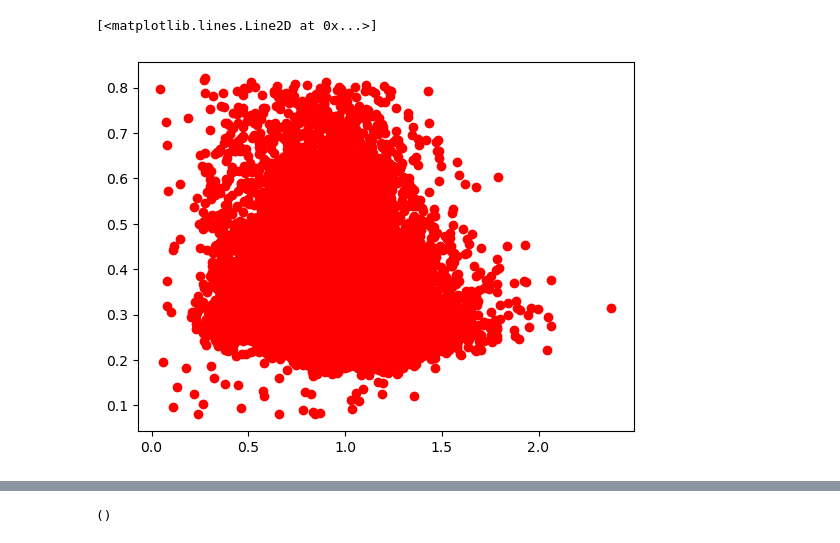
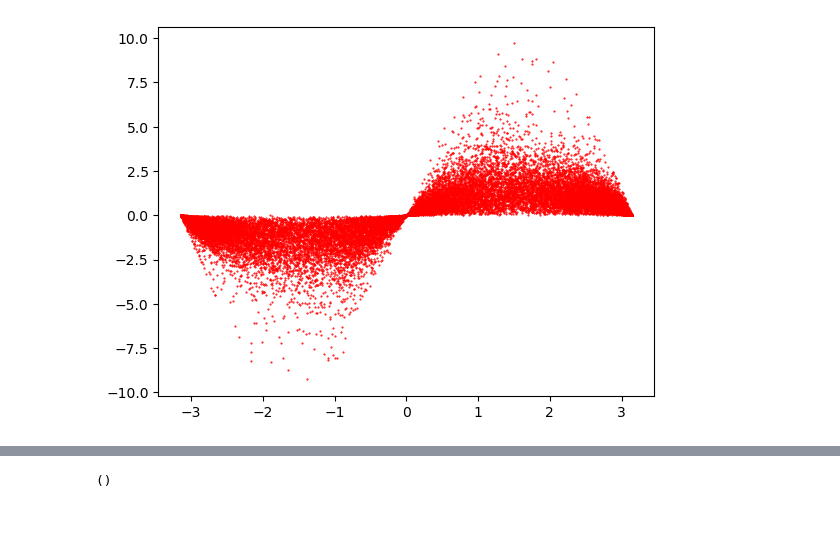
Before and after one commit to mindemory/mgs_stimul, a Jupyter notebook: mgsAnalysis/analysisEye/main.ipynb, the cells around one changed output, grey strips where cells are left out. Cells and saved outputs as stored; diff of their text form; code cells hidden in the pictures.

```diff
--- a/mgsAnalysis/analysisEye/main.ipynb
+++ b/mgsAnalysis/analysisEye/main.ipynb
@@ -133,6 +121,10 @@ df['fgain'] = (np.sqrt(df['fsaccX']**2+df['fsaccY']**2))/(np.sqrt(df['TarX']**2+
 taramp = np.sqrt(df['TarX']**2+df['TarY']**2)
 df['ipea'] = (df['ierr'] - taramp)/taramp # percentage error in amplitude (Muri et al. 1996)
 df['fpea'] = (df['ferr'] - taramp)/taramp # percentage error in amplitude (Muri et al. 1996)
+# Angular error
+df['iang'] = np.arctan2(df['isaccY'], df['isaccX']) - np.arctan2(df['TarY'], df['TarX'])
+df['iang'] = np.arctan2(np.sin(df['iang']), np.cos(df['iang']))
+df['iang'] = np.rad2deg(df['iang'])
 # Angular and directional errors
 itheta = np.zeros(len(df), )
 ftheta = np.zeros(len(df), )
@@ -141,7 +133,6 @@ famp = np.zeros(len(df), )
 idir = np.zeros(len(df), )
 fdir = np.zeros(len(df), )
 for ii in range(len(df)):
-    #print(ii)
     tv = [df.loc[ii, 'TarX'], df.loc[ii, 'TarY']]
     iv = [df.loc[ii, 'ierrX'], df.loc[ii, 'ierrY']]
     fv = [df.loc[ii, 'ferrX'], df.loc[ii, 'ferrY']]
@@ -150,14 +141,16 @@ for ii in range(len(df)):
     # cosfv = np.dot(tv, fv)/(np.linalg.norm(tv)*np.linalg.norm(fv))
     itheta_val = np.arctan2(iv[1], iv[0]) - np.arctan2(tv[1], tv[0])
     ftheta_val = np.arctan2(fv[1], fv[0]) - np.arctan2(tv[1], tv[0])
-    if itheta_val > np.pi:
-        itheta_val -= 2 * np.pi
-    elif itheta_val < -np.pi:
-        itheta_val += 2 * np.pi
-    if ftheta_val > np.pi:
-        ftheta_val -= 2 * np.pi
-    elif ftheta_val < -np.pi:
-        ftheta_val += 2 * np.pi
+    itheta_val = np.arctan2(np.sin(itheta_val), np.cos(itheta_val))
+    ftheta_val = np.arctan2(np.sin(ftheta_val), np.cos(ftheta_val))
+    # if itheta_val > np.pi:
+    #     itheta_val -= 2 * np.pi
+    # elif itheta_val < -np.pi:
+    #     itheta_val += 2 * np.pi
+    # if ftheta_val > np.pi:
+    #     ftheta_val -= 2 * np.pi
+    # elif ftheta_val < -np.pi:
+    #     ftheta_val += 2 * np.pi
     itheta[ii] = itheta_val
     ftheta[ii] = ftheta_val
     iamp[ii] = np.linalg.norm(iv) * np.cos(itheta[ii])
@@ -173,6 +180,6 @@ df['fdir'] = fdir
 # %%
 plt.figure()
-plt.plot(df['igain'], df['isacc_rt'], 'ro')
+plt.plot(df['itheta'], df['idir'], 'ro', markersize = 0.5)
+plt.show()
 # %% [output]
-[<matplotlib.lines.Line2D at 0x...>]
-[figure, old version]
+[figure, new version]
```
Also changed, not shown: parts of 18 cells of this notebook.
